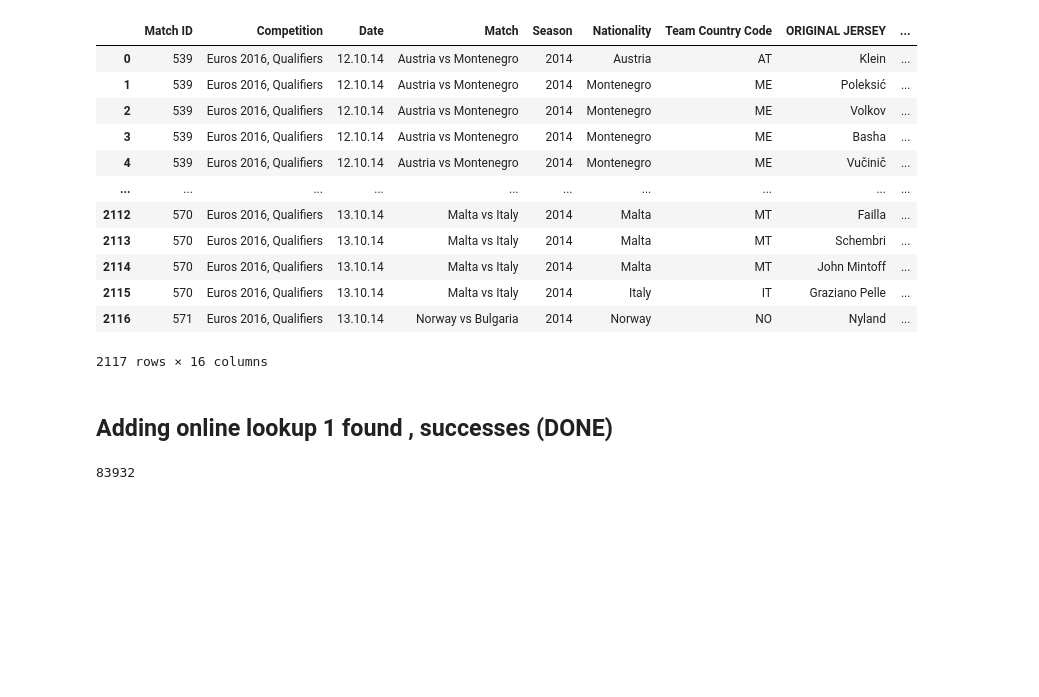
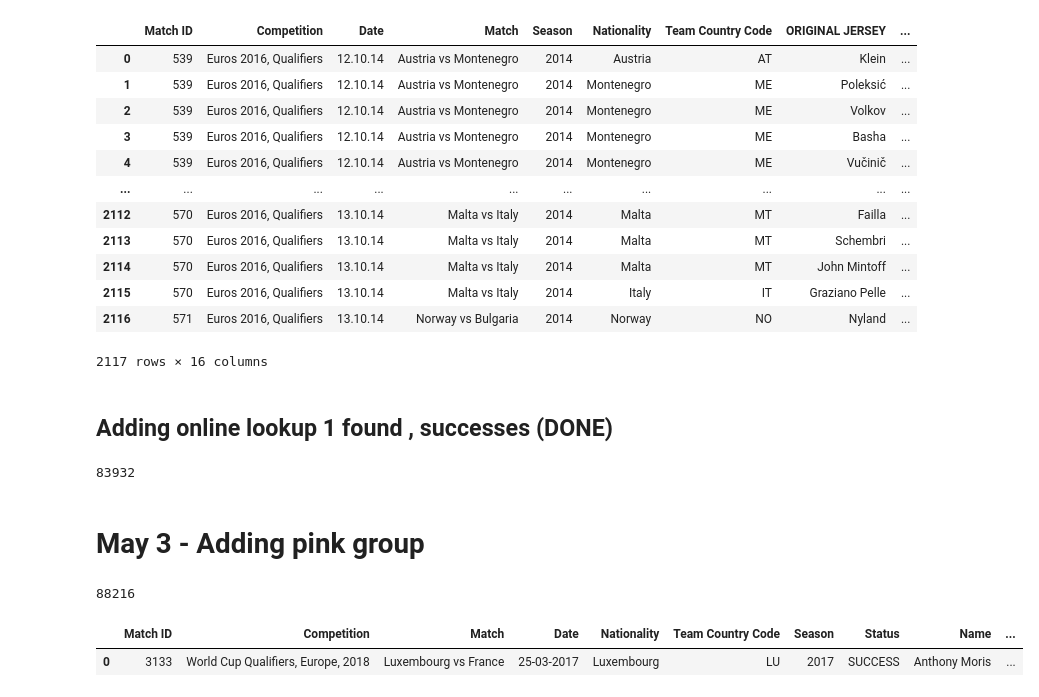
Before and after one commit to finnlsmith/footy_project_market_value_rankings, a Jupyter notebook: create_dataset_1/add_dfs_to_large_df.ipynb, the cells around one changed output. Drawn from its saved outputs; the diff is of its cells as text; code cells hidden in the pictures; blank space fills up the shorter version.

```diff
--- a/create_dataset_1/add_dfs_to_large_df.ipynb
+++ b/create_dataset_1/add_dfs_to_large_df.ipynb
@@ -424,3 +426,12 @@ len(big_df_combined)
 83932
 # %%
 big_df_combined.to_csv('combined_DF_merged_April_24.csv')
+# %% [markdown]
+# May 3 - Adding pink group
+# %%
+combined_DF_NEWEST = load_csv_dataset('combined_df_may_1.csv')
+combined_DF_NEWEST = combined_DF_NEWEST.drop(columns={'Unnamed: 0'})
+
+len(combined_DF_NEWEST)
+# %% [output]
+88216
@@ -426,0 +455,5 @@ big_df_combined.to_csv('combined_DF_merged_April_24.csv')
+# %%
+combined_DF_NEWEST.head(1)
+# %% [output]
+|  | Match ID | Competition | Match | Date | Nationality | Team Country Code | Season | Status | Name | ... |
+| 0 | 3133 | World Cup Qualifiers, Europe, 2018 | Luxembourg vs France | 25-03-2017 | Luxembourg | LU | 2017 | SUCCESS | Anthony Moris | ... |
```
Also changed, not shown: parts of 8 cells of this notebook, 14 other files.
